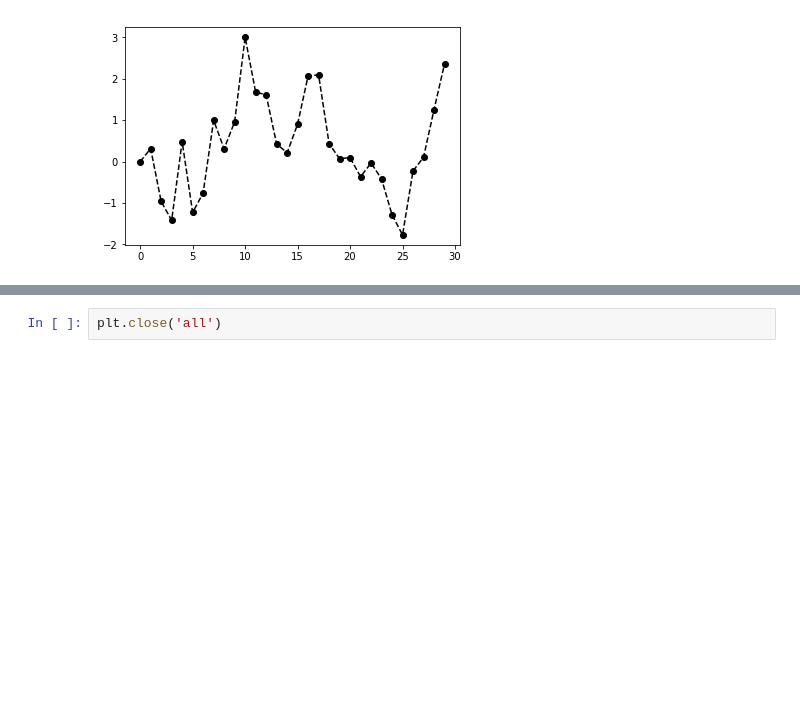
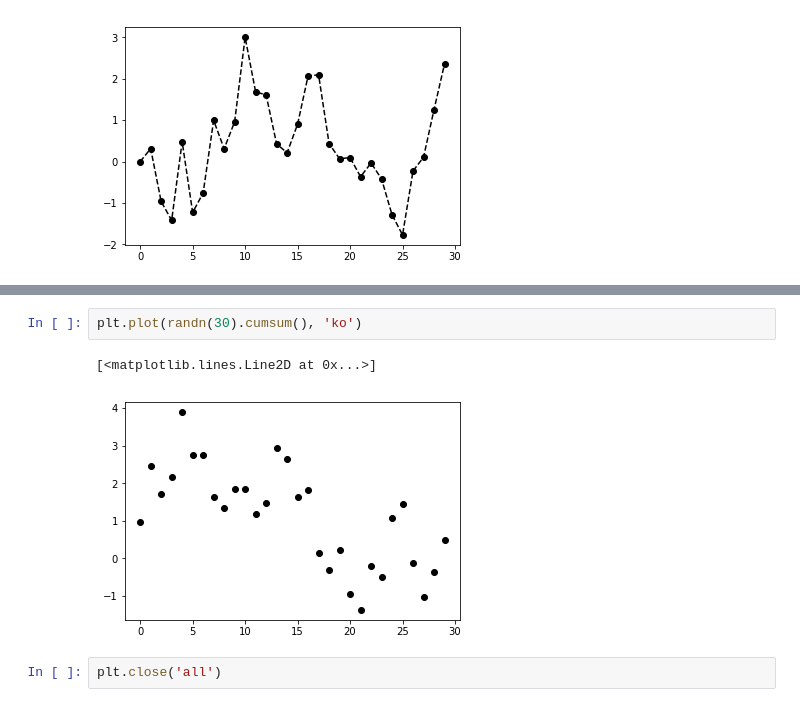
Before and after one commit to miyamotok0105/pydata-book, a Jupyter notebook: ch08-J.ipynb, the cells around one changed output, grey strips where cells are left out. Saved outputs shown, nothing was run; the diff lists cells and outputs as text; blank space fills up the shorter version.

```diff
--- a/ch08-J.ipynb
+++ b/ch08-J.ipynb
@@ -255,3 +293,8 @@ plt.plot(randn(30).cumsum(), 'ko--')
+# %%
+plt.plot(randn(30).cumsum(), 'ko')
+# %% [output]
+[<matplotlib.lines.Line2D at 0x...>]
+[figure, added]
 # %%
 plt.close('all')
 # %%
```
Also changed, not shown: parts of 66 cells of this notebook.
